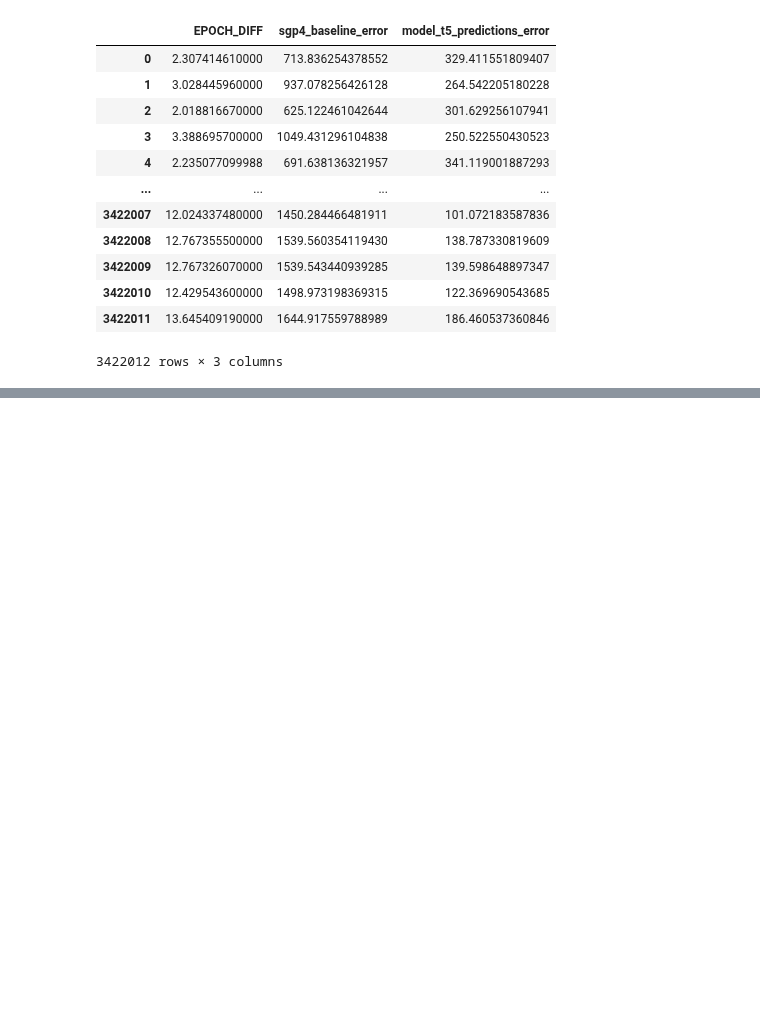
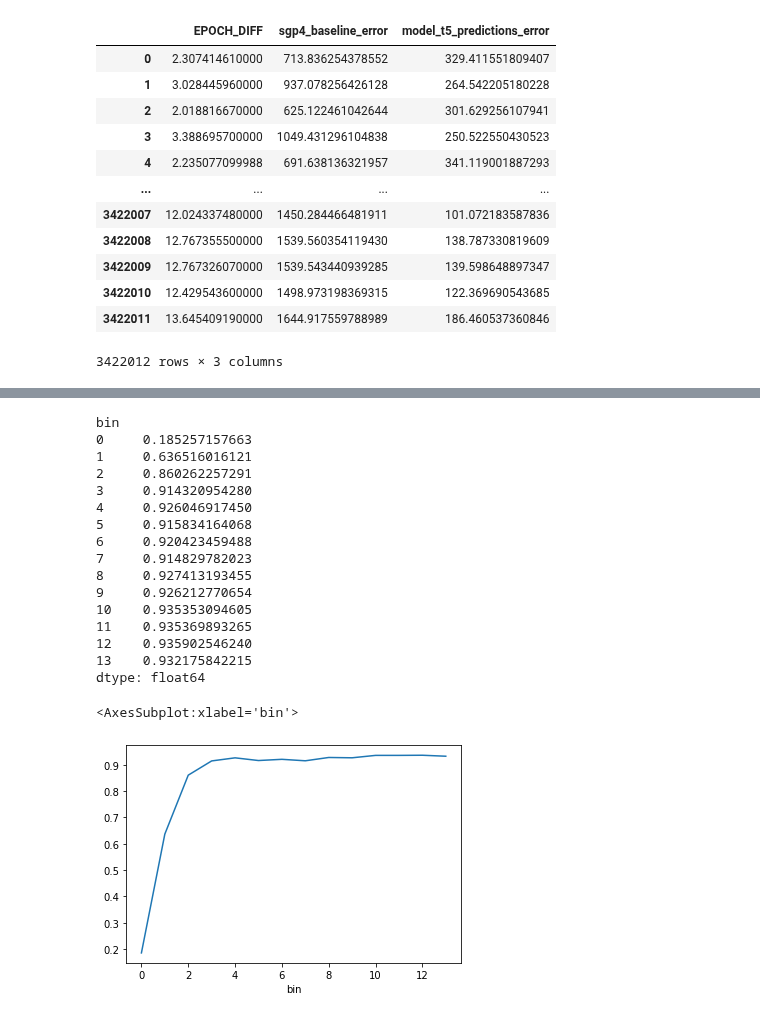
Before and after one commit to cm-tle-pred/tle-prediction, a Jupyter notebook: models/model_t5/explore_errors.ipynb, the cells around one changed output, grey strips where cells are left out. Drawn from its saved outputs; the diff is of its cells as text; code cells hidden in the pictures; blank space fills up the shorter version.

```diff
--- a/models/model_t5/explore_errors.ipynb
+++ b/models/model_t5/explore_errors.ipynb
@@ -89,0 +103,25 @@ dtype: int64
+# %%
+compare_df['bin'] = compare_df['EPOCH_DIFF'].astype(int)
+compare_df['model_better'] = (compare_df.sgp4_baseline_error > compare_df.model_t5_predictions_error)
+better_against_epoch_diff = compare_df.groupby('bin').apply(lambda x:np.mean(x.model_better))
+display(better_against_epoch_diff)
+better_against_epoch_diff.plot()
+# %% [output]
+bin
+0     0.185257157663
+1     0.636516016121
+2     0.860262257291
+3     0.914320954280
+4     0.926046917450
+5     0.915834164068
+6     0.920423459488
+7     0.914829782023
+8     0.927413193455
+9     0.926212770654
+10    0.935353094605
+11    0.935369893265
+12    0.935902546240
+13    0.932175842215
+dtype: float64
+<AxesSubplot:xlabel='bin'>
+[figure, added]
```
Also changed, not shown: parts of 4 cells of this notebook, 2 other files.
